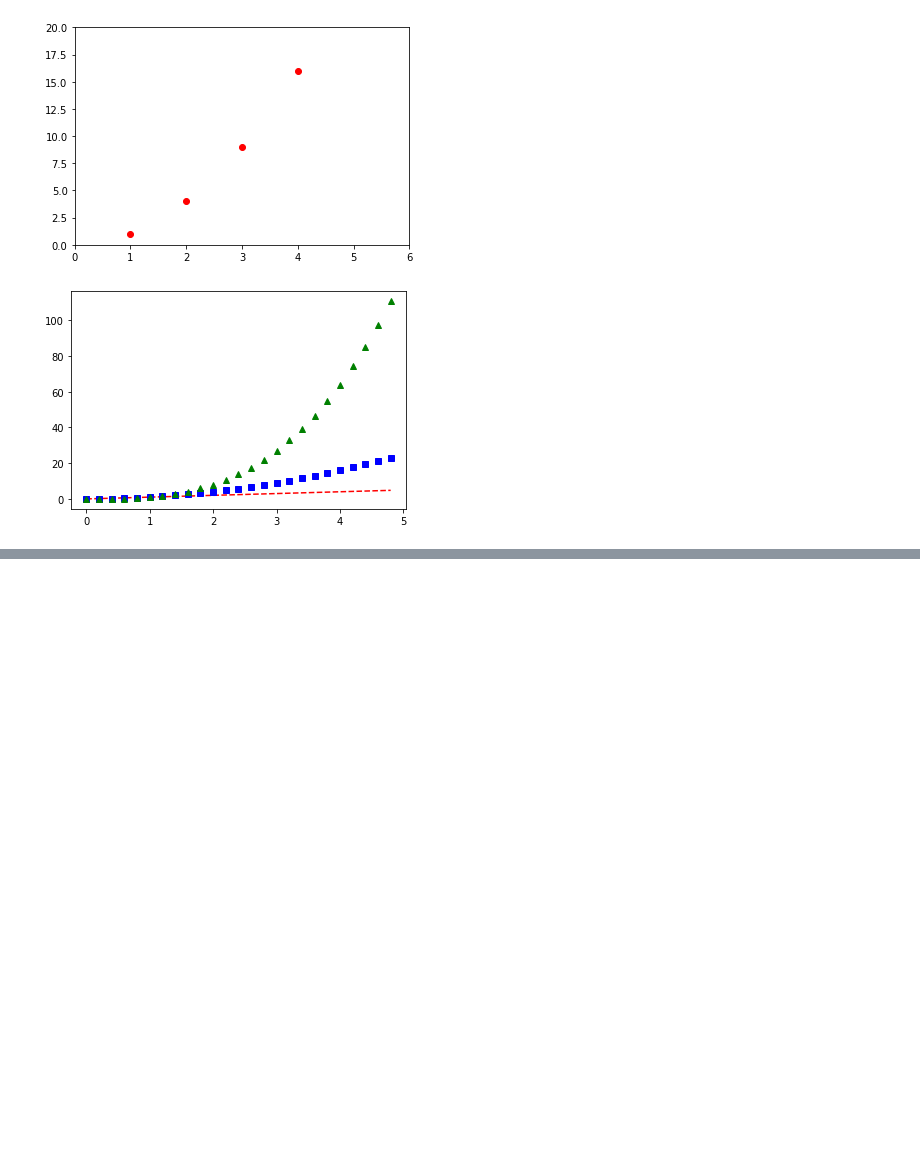
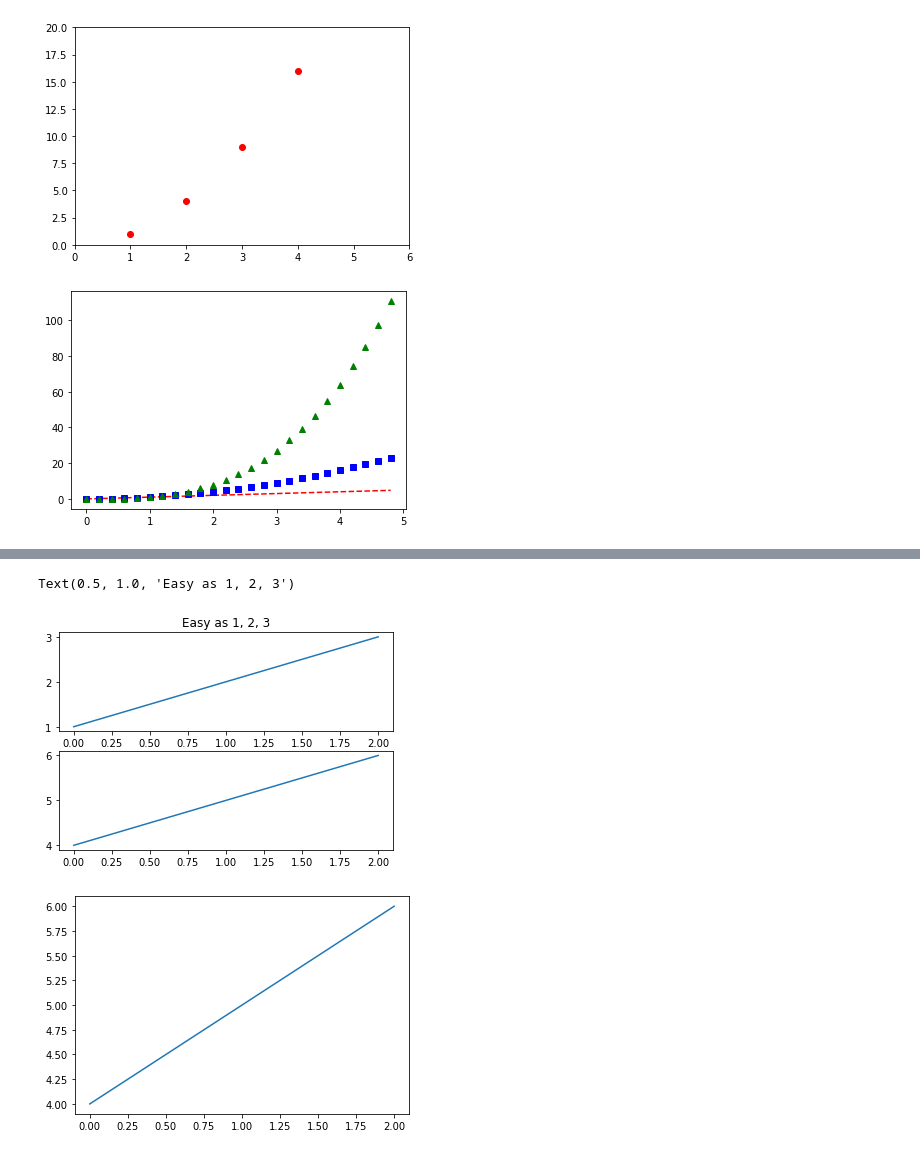
Before and after one commit to CEOJINSUNG/Bigdata, a Jupyter notebook: Matplotlib/2번 기본적인 Pyplot Tutorial.ipynb, the cells around one changed output, grey strips where cells are left out. Saved outputs shown, nothing was run; the diff lists cells and outputs as text; code cells hidden in the pictures; blank space fills up the shorter version.

Commit message:
Update Pyplot Tutorial

```diff
--- a/Matplotlib/2번 기본적인 Pyplot Tutorial.ipynb
+++ b/Matplotlib/2번 기본적인 Pyplot Tutorial.ipynb
@@ -28,0 +94,19 @@ plt.show()
+# %%
+import matplotlib.pyplot as plt
+plt.figure(1)                # the first figure
+plt.subplot(211)             # the first subplot in the first figure
+plt.plot([1, 2, 3])
+plt.subplot(212)             # the second subplot in the first figure
+plt.plot([4, 5, 6])
+
+
+plt.figure(2)                # a second figure
+plt.plot([4, 5, 6])          # creates a subplot(111) by default
+
+plt.figure(1)                # figure 1 current; subplot(212) still current
+plt.subplot(211)             # make subplot(211) in figure1 current
+plt.title('Easy as 1, 2, 3') # subplot 211 title
+# %% [output]
+Text(0.5, 1.0, 'Easy as 1, 2, 3')
+[figure, added]
+[figure, added]
```
Also changed, not shown: parts of 13 cells of this notebook.
